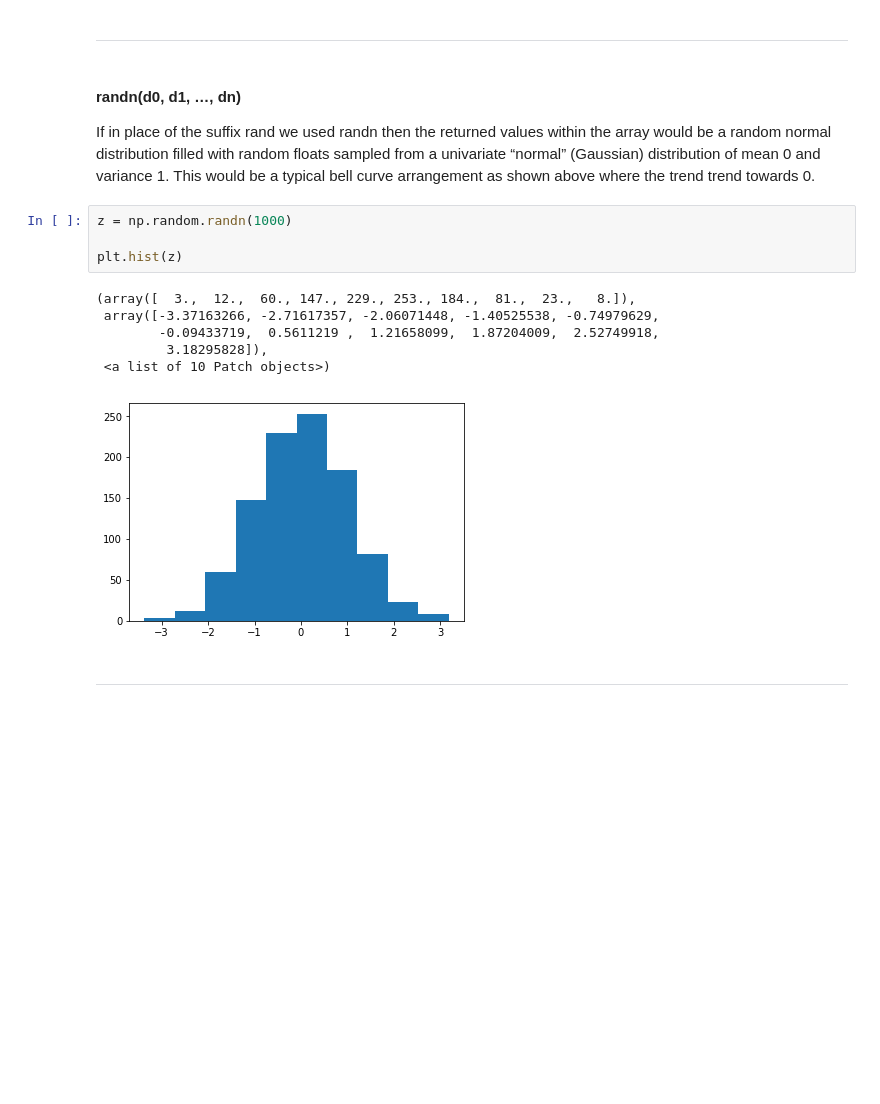
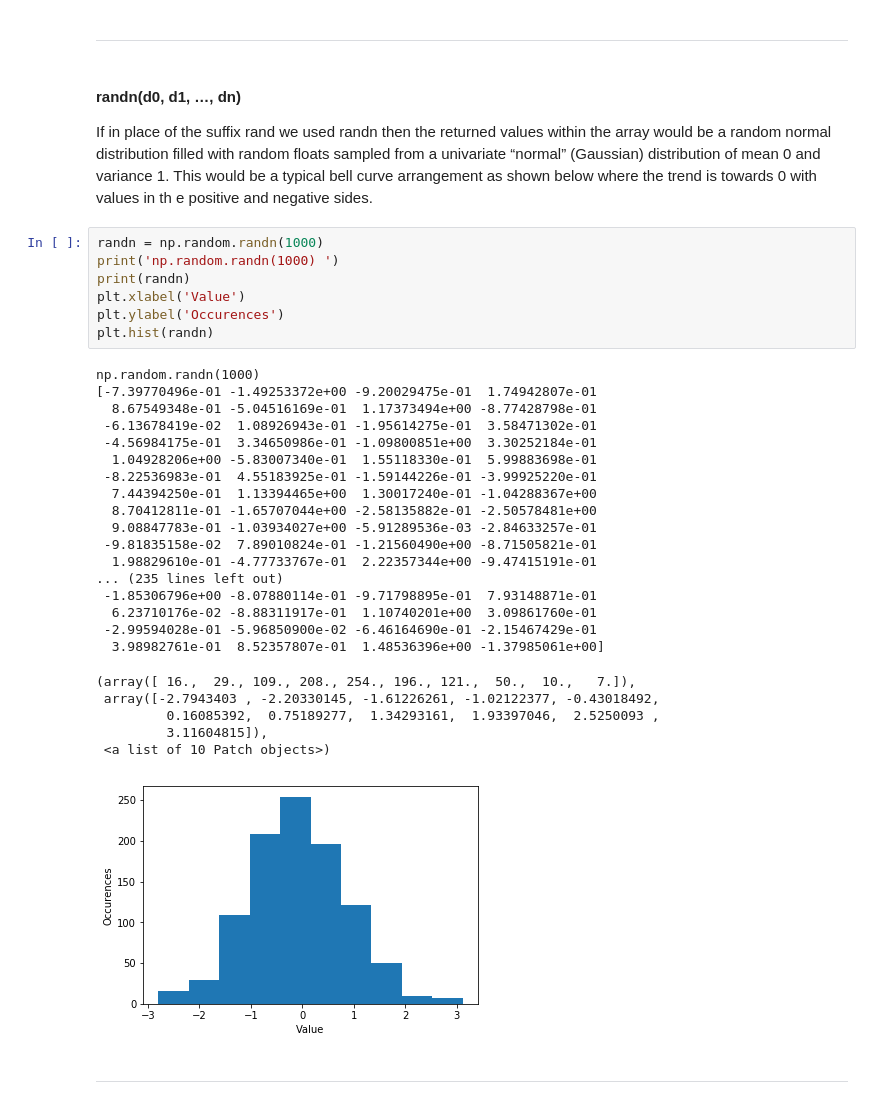
Before and after one commit to IanWafer/Programming-Assignment, a Jupyter notebook: numpy.random explained.ipynb, the cells around one changed output. Cells and saved outputs as stored; diff of their text form; blank space fills up the shorter version.

```diff
--- a/numpy.random explained.ipynb
+++ b/numpy.random explained.ipynb
@@ -74,18 +78,38 @@ np.random.rand(3,4)=
 ***
 # %% [markdown]
 #### randn(d0, d1, …, dn)
-If in place of the suffix rand we used randn then the returned values within the array would be a random normal distribution filled with random floats sampled from a univariate “normal” (Gaussian) distribution of mean 0 and variance 1. This would be a typical bell curve arrangement as shown above where the trend trend towards 0.
+If in place of the suffix rand we used randn then the returned values within the array would be a random normal distribution filled with random floats sampled from a univariate “normal” (Gaussian) distribution of mean 0 and variance 1. This would be a typical bell curve arrangement as shown below where the trend is towards 0 with values in th e positive and negative sides.
-# %%
-z = np.random.randn(1000)
-
-plt.hist(z)
-# %% [output]
-(array([  3.,  12.,  60., 147., 229., 253., 184.,  81.,  23.,   8.]),
- array([-3.37163266, -2.71617357, -2.06071448, -1.40525538, -0.74979629,
-        -0.09433719,  0.5611219 ,  1.21658099,  1.87204009,  2.52749918,
-         3.18295828]),
- <a list of 10 Patch objects>)
-[figure, removed]
+# %%
+randn = np.random.randn(1000)
+print('np.random.randn(1000) ')
+print(randn)
+plt.xlabel('Value')
+plt.ylabel('Occurences')
+plt.hist(randn)
+# %% [output]
+np.random.randn(1000)
+[-7.39770496e-01 -1.49253372e+00 -9.20029475e-01  1.74942807e-01
+  8.67549348e-01 -5.04516169e-01  1.17373494e+00 -8.77428798e-01
+ -6.13678419e-02  1.08926943e-01 -1.95614275e-01  3.58471302e-01
+ -4.56984175e-01  3.34650986e-01 -1.09800851e+00  3.30252184e-01
+  1.04928206e+00 -5.83007340e-01  1.55118330e-01  5.99883698e-01
+ -8.22536983e-01  4.55183925e-01 -1.59144226e-01 -3.99925220e-01
+  7.44394250e-01  1.13394465e+00  1.30017240e-01 -1.04288367e+00
+  8.70412811e-01 -1.65707044e+00 -2.58135882e-01 -2.50578481e+00
+  9.08847783e-01 -1.03934027e+00 -5.91289536e-03 -2.84633257e-01
+ -9.81835158e-02  7.89010824e-01 -1.21560490e+00 -8.71505821e-01
+  1.98829610e-01 -4.77733767e-01  2.22357344e+00 -9.47415191e-01
+... (235 lines left out)
+ -1.85306796e+00 -8.07880114e-01 -9.71798895e-01  7.93148871e-01
+  6.23710176e-02 -8.88311917e-01  1.10740201e+00  3.09861760e-01
+ -2.99594028e-01 -5.96850900e-02 -6.46164690e-01 -2.15467429e-01
+  3.98982761e-01  8.52357807e-01  1.48536396e+00 -1.37985061e+00]
+(array([ 16.,  29., 109., 208., 254., 196., 121.,  50.,  10.,   7.]),
+ array([-2.7943403 , -2.20330145, -1.61226261, -1.02122377, -0.43018492,
+         0.16085392,  0.75189277,  1.34293161,  1.93397046,  2.5250093 ,
+         3.11604815]),
+ <a list of 10 Patch objects>)
+[figure, added]
 # %% [markdown]
 ***
 # %% [markdown]
```
Also changed, not shown: parts of 26 cells of this notebook.
